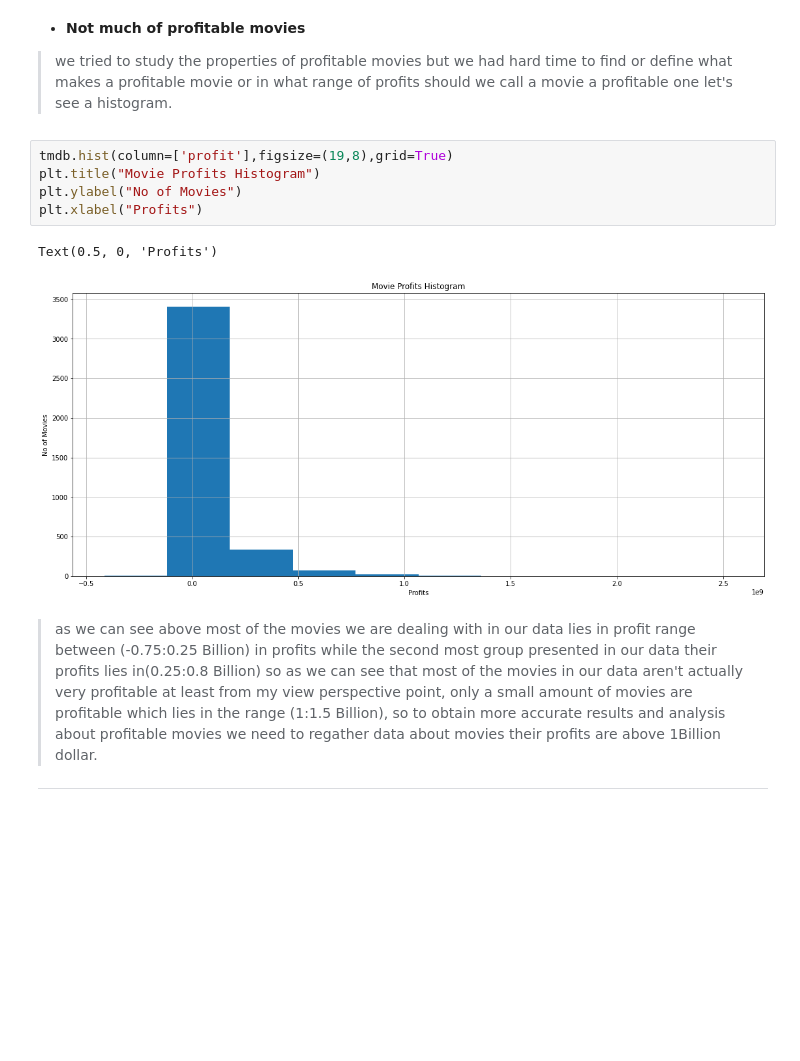
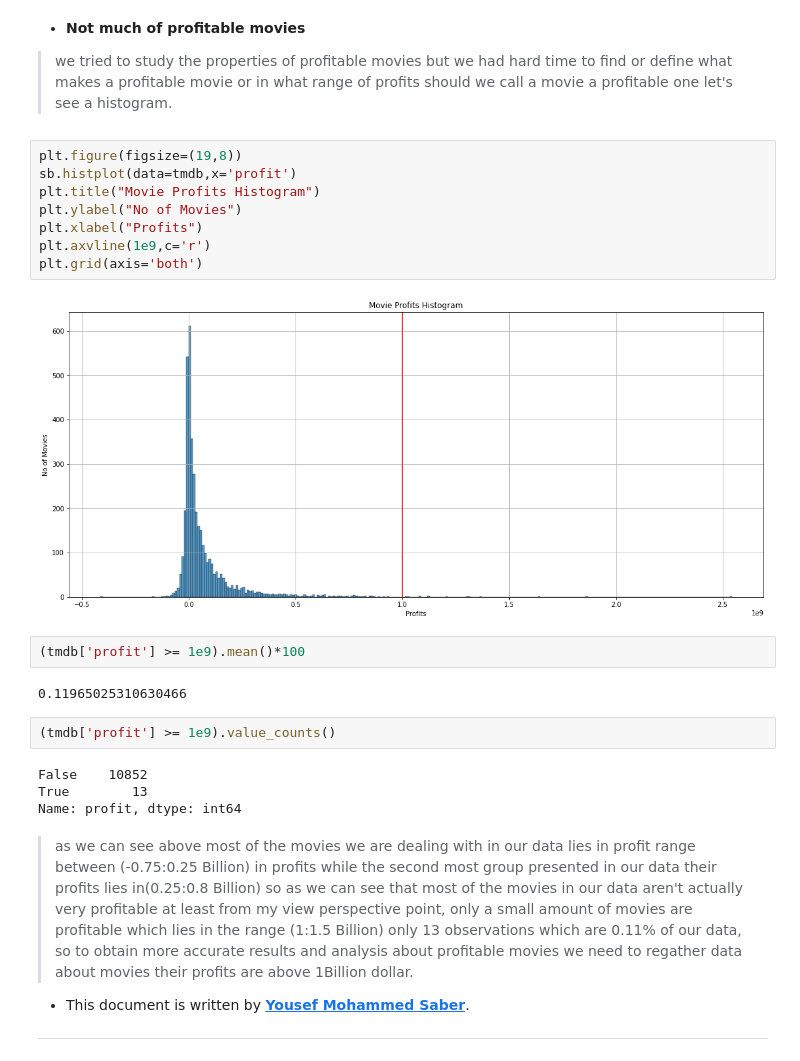
Before and after one commit to YousefSaber/Data-Analysis-Project, a Jupyter notebook: Analysis.ipynb, the cells around one changed output. Drawn from its saved outputs; the diff is of its cells as text; blank space fills up the shorter version.

```diff
--- a/Analysis.ipynb
+++ b/Analysis.ipynb
@@ -512,14 +528,27 @@ memory usage: 2.2+ MB
 * **Not much of profitable movies**
 > we tried to study the properties of profitable movies but we had hard time to find or define what makes a profitable movie or in what range of profits should we call a movie a profitable one let's see a histogram.
 # %%
-tmdb.hist(column=['profit'],figsize=(19,8),grid=True)
+plt.figure(figsize=(19,8))
+sb.histplot(data=tmdb,x='profit')
 plt.title("Movie Profits Histogram")
 plt.ylabel("No of Movies")
 plt.xlabel("Profits")
+plt.axvline(1e9,c='r')
+plt.grid(axis='both')
 # %% [output]
-Text(0.5, 0, 'Profits')
-[figure, old version]
+[figure, new version]
+# %%
+(tmdb['profit'] >= 1e9).mean()*100
+# %% [output]
+0.11965025310630466
+# %%
+(tmdb['profit'] >= 1e9).value_counts()
+# %% [output]
+False    10852
+True        13
+Name: profit, dtype: int64
 # %% [markdown]
-> as we can see above most of the movies we are dealing with in our data lies in profit range between (-0.75:0.25 Billion) in profits while the second most group presented in our data their profits lies in(0.25:0.8 Billion) so as we can see that most of the movies in our data aren't actually very profitable at least from my view perspective point, only a small amount of movies are profitable which lies in the range (1:1.5 Billion), so to obtain more accurate results and analysis about profitable movies we need to regather data about movies their profits are above 1Billion dollar.
+> as we can see above most of the movies we are dealing with in our data lies in profit range between (-0.75:0.25 Billion) in profits while the second most group presented in our data their profits lies in(0.25:0.8 Billion) so as we can see that most of the movies in our data aren't actually very profitable at least from my view perspective point, only a small amount of movies are profitable which lies in the range (1:1.5 Billion) only 13 observations which are 0.11% of our data, so to obtain more accurate results and analysis about profitable movies we need to regather data about movies their profits are above 1Billion dollar.
 
+* This document is written by [**Yousef Mohammed Saber**](https://github.com/YousefSaber/Data-Analysis-Project).
 ***
```
Also changed, not shown: parts of 13 cells of this notebook, 7 other files.
